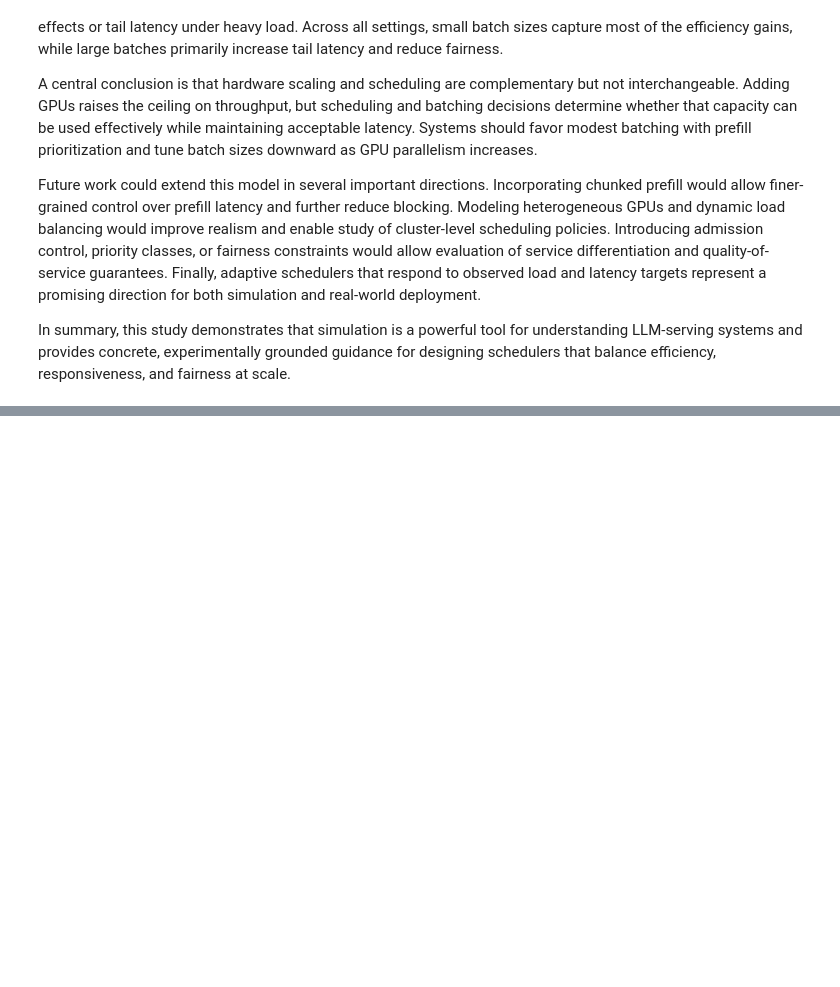
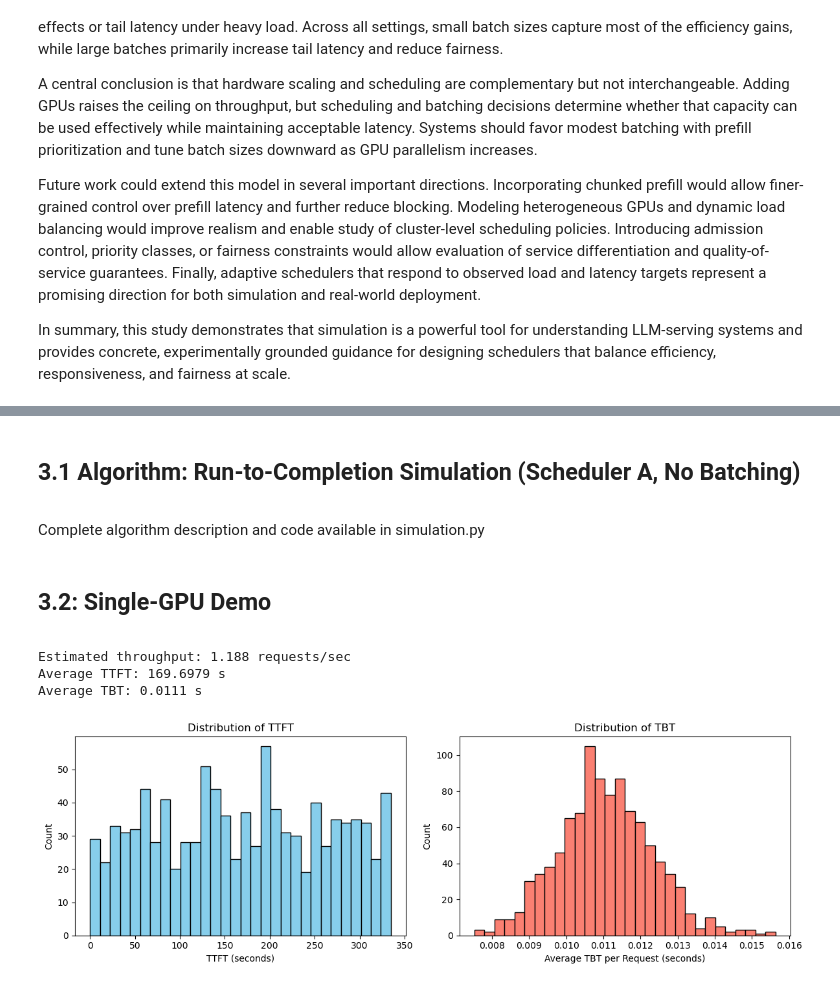
Before and after one commit to kimbond0071/5580FinalProject, a Jupyter notebook: main_report.ipynb, the cells around one changed output, grey strips where cells are left out. Cells and saved outputs as stored; diff of their text form; code cells hidden in the pictures; blank space fills up the shorter version.

```diff
--- a/main_report.ipynb
+++ b/main_report.ipynb
@@ -144,0 +270,70 @@ In summary, this study demonstrates that simulation is a powerful tool for under
+# %% [markdown]
+## 3.1 Algorithm: Run-to-Completion Simulation (Scheduler A, No Batching)
+<a id="31-algorithm-run-to-completion-simulation-scheduler-a-no-batching"></a>
+# %% [markdown]
+Complete algorithm description and code available in simulation.py
+# %% [markdown]
+## 3.2: Single-GPU Demo
+<a id="32-single-gpu-demo"></a>
+# %%
+if __name__ == "__main__":
+    # Simulation configuration
+    num_jobs = 1000
+    lambda_rate = 2.0          # arrivals per second
+    prompt_length = 128        # L_i
+    output_budget = 64         # B_i
+
+    rng = np.random.default_rng(seed=42)
+
+    # Service time model parameters
+    mean_setup_cost = 0.01     # E[C] in seconds
+    mean_marginal_cost = 0.001 # E[a] in seconds per token
+    b0_threshold = 0           # linear cost starts immediately
+
+    service_model = sim.ServiceTimeModel(
+        mean_setup_cost=mean_setup_cost,
+        mean_marginal_cost=mean_marginal_cost,
+        b0_threshold=b0_threshold,
+        rng=rng,
+    )
+
+    # Run simulation
+    results = sim.simulate_run_to_completion(
+        num_jobs=num_jobs,
+        lambda_rate=lambda_rate,
+        prompt_length=prompt_length,
+        output_budget=output_budget,
+        service_model=service_model,
+        rng=rng,
+    )
+
+    ttft = results["ttft"]
+    tbt = results["tbt"]
+    throughput = results["throughput"]
+
+    print(f"Estimated throughput: {throughput:.3f} requests/sec")
+    print(f"Average TTFT: {np.mean(ttft):.4f} s")
+    print(f"Average TBT: {np.mean(tbt):.4f} s")
+
+    # --------- Plotting ----------
+    fig, axes = plt.subplots(1, 2, figsize=(12, 4))
+
+    # Histogram of TTFT
+    axes[0].hist(ttft, bins=30, color="skyblue", edgecolor="black")
+    axes[0].set_title("Distribution of TTFT")
+    axes[0].set_xlabel("TTFT (seconds)")
+    axes[0].set_ylabel("Count")
+
+    # Histogram of TBT
+    axes[1].hist(tbt, bins=30, color="salmon", edgecolor="black")
+    axes[1].set_title("Distribution of TBT")
+    axes[1].set_xlabel("Average TBT per Request (seconds)")
+    axes[1].set_ylabel("Count")
+
+    plt.tight_layout()
+    plt.show()
+# %% [output]
+Estimated throughput: 1.188 requests/sec
+Average TTFT: 169.6979 s
+Average TBT: 0.0111 s
+[figure, added]
```
Also changed, not shown: parts of 63 cells of this notebook.
